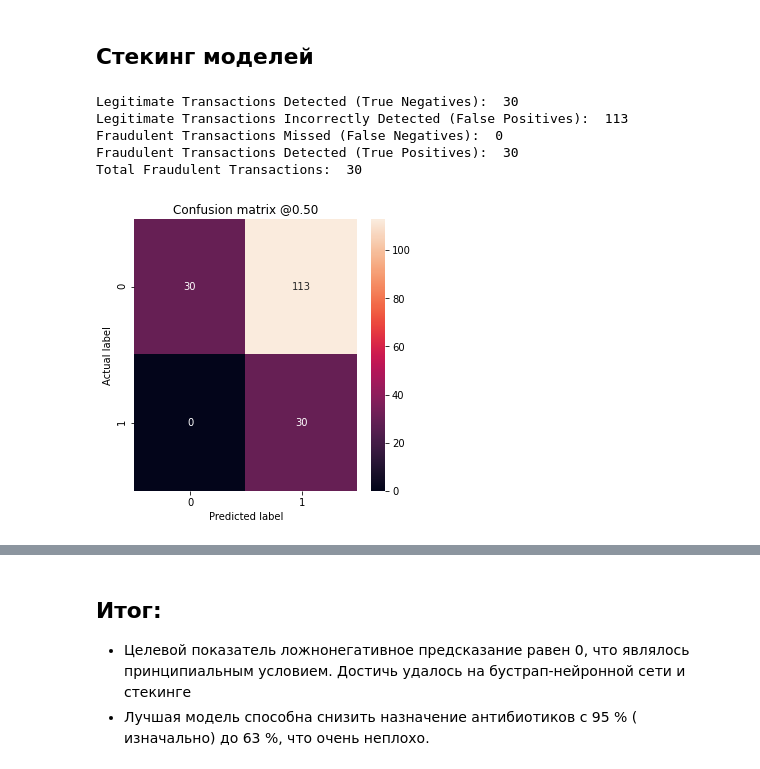
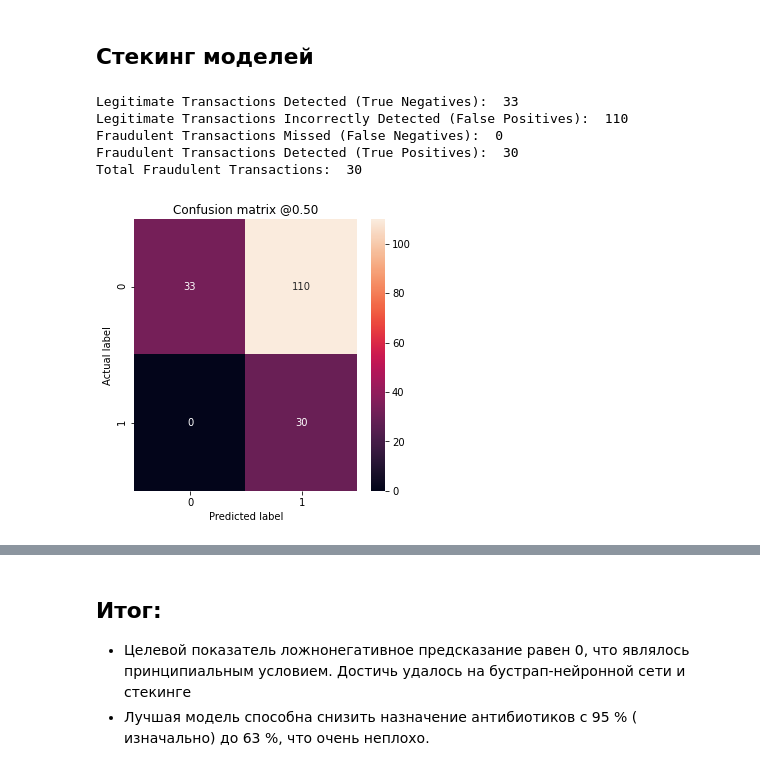
Before and after one commit to AlexAlexeyuk/Alexander.Alexeyuk, a Jupyter notebook: Копия_блокнота_"Обучение_модели_и_выводы_ipynb".ipynb, the cells around one changed output, grey strips where cells are left out. Drawn from its saved outputs; the diff is of its cells as text; code cells hidden in the pictures.

```diff
--- a/Копия_блокнота_"Обучение_модели_и_выводы_ipynb".ipynb
+++ b/Копия_блокнота_"Обучение_модели_и_выводы_ipynb".ipynb
@@ -123,8 +97,14 @@ df = df.drop('Unnamed: 0', axis=1)
 # разделяем набор данных на тренировочную, тестовую и валидационную части и нормализуем данные
 X = df.drop('Ab_ind', axis=1)
 Y = df['Ab_ind']
-X_train, X_test, Y_train, Y_test = train_test_split(X, Y, test_size = 0.20, stratify = Y, random_state = 42)
-X_train, X_val, Y_train, Y_val = train_test_split(X_train, Y_train, test_size = 0.20, stratify = Y_train, random_state = 42)
+X_train, X_test, Y_train, Y_test = train_test_split(X, Y,
+                                                    test_size = 0.20,
+                                                    stratify = Y,
+                                                    random_state = 42)
+X_train, X_val, Y_train, Y_val = train_test_split(X_train, Y_train,
+                                                  test_size = 0.20,
+                                                  stratify = Y_train,
+                                                  random_state = 42)
 train = X_train.copy()
 test = X_test.copy()
 valid = X_val.copy()
@@ -132,14 +112,3 @@ scaler = StandardScaler()
 X_train = scaler.fit_transform(X_train)
 X_test = scaler.transform(X_test)
 X_val = scaler.transform(X_val)
-# т.к. есть определённые проблемы с переводом отскалированных данных в
-# H2O фрейм - данные переведены без скалирования, нормализация "прошита" в H2O
-train = h2o.H2OFrame(train)
-test = h2o.H2OFrame(test)
-valid = h2o.H2OFrame(valid)
-Y = h2o.H2OFrame(Y_train.reset_index())
-V = h2o.H2OFrame(Y_val.reset_index())
-T = h2o.H2OFrame(Y_test.reset_index())
-train['target'] = Y['Ab_ind']
-valid['target'] = V['Ab_ind']
-test['target'] = T['Ab_ind']
@@ -548,7 +343,7 @@ def make_model(metrics=METRICS, output_bias=None):
     output_bias = tf.keras.initializers.Constant(output_bias)
   model = keras.Sequential([
       keras.layers.Dense(
-          22, activation='relu', # активатор - релу
+          16, activation='relu', # активатор - релу
           input_shape=(train_features.shape[-1],)),
       keras.layers.Dropout(0.5),
       keras.layers.Dense(1, activation='sigmoid',
@@ -928,14 +721,17 @@ resampled_history = resampled_model.fit(
     epochs=10*EPOCHS,
     callbacks=[early_stopping],
     validation_data=(val_ds),
-    class_weight={0:1, 1:6.4} # хотя и бустрап выборка в какой-то мере
+    class_weight={0:1, 1:7.3} # хотя и бустрап выборка в какой-то мере
     # сбалансирована, т.к. мы хотим нулевой уровень ложноотр.результата -
     #определяем веса классов
     )
 
-train_predictions_resampled = resampled_model.predict(train_features, batch_size=BATCH_SIZE)
-test_predictions_resampled = resampled_model.predict(np.array(X_test), batch_size=BATCH_SIZE)
-valid_predictions_resampled = resampled_model.predict(np.array(X_val), batch_size=BATCH_SIZE)
+train_predictions_resampled = resampled_model.predict(train_features,
+                                                      batch_size=BATCH_SIZE)
+test_predictions_resampled = resampled_model.predict(np.array(X_test),
+                                                     batch_size=BATCH_SIZE)
+valid_predictions_resampled = resampled_model.predict(np.array(X_val),
+                                                      batch_size=BATCH_SIZE)
 resampled_results = resampled_model.evaluate(test_features, test_labels,
                                              batch_size=BATCH_SIZE, verbose=0)
 for name, value in zip(resampled_model.metrics_names, resampled_results):
@@ -973,25 +775,24 @@ test_matrix['Neural_net'] = test_predictions_resampled
 # %%
 test_matrix['STACK'] = (test_matrix['Logistic'] +
                         test_matrix['SVM'] +
                         test_matrix['CatBoost'] +
                         test_matrix['LGBM'] +
-                        test_matrix['h2o_XGB'] +
-                        test_matrix['h2o_GBM'] +
-                        test_matrix['h2o_RF'] +
+                        test_matrix["XGB"] +
+                        test_matrix["RF"] +
                         test_matrix['Neural_net'])
 # Определил признак "Стэк", если он больше или равен 1 = 1, иначе = 0
 test_matrix['STACK'] = test_matrix['STACK'].map(lambda
                                                 x: x + 1 - x
                                                 if x >= 1
                                                 else 0)
 plot_cm(Y_test, test_matrix['STACK'])
 # %% [output]
-Legitimate Transactions Detected (True Negatives):  30
-Legitimate Transactions Incorrectly Detected (False Positives):  113
+Legitimate Transactions Detected (True Negatives):  33
+Legitimate Transactions Incorrectly Detected (False Positives):  110
 Fraudulent Transactions Missed (False Negatives):  0
 Fraudulent Transactions Detected (True Positives):  30
 Total Fraudulent Transactions:  30
-[figure, old version]
+[figure, new version]
 # %%
 test_matrix[test_matrix['Actual_labels'] == 1]
 # %% [output]
```
Also changed, not shown: parts of 39 cells of this notebook.
